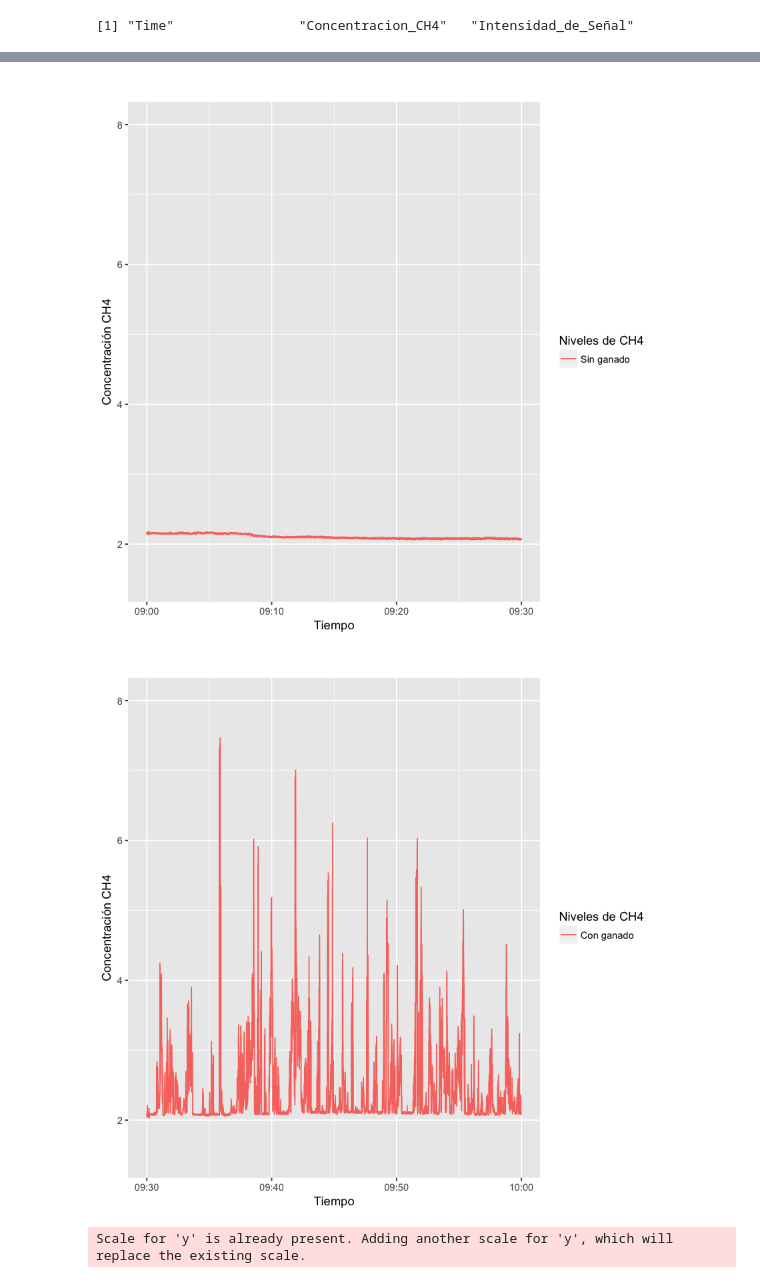
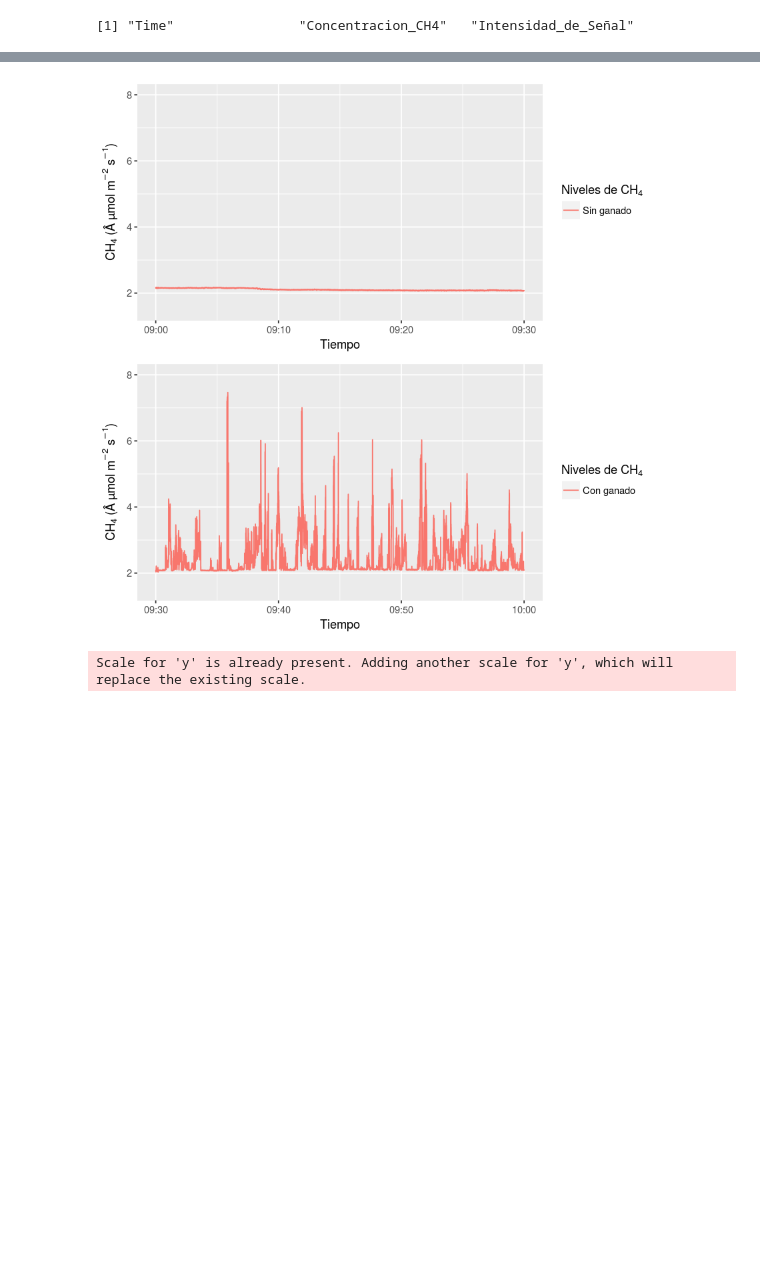
Before and after one commit to carloslizarragac/Metano, a Jupyter notebook: Corral-Metano-Analysis.ipynb, the cells around one changed output, grey strips where cells are left out. Drawn from its saved outputs; the diff is of its cells as text; code cells hidden in the pictures; blank space fills up the shorter version.

```diff
--- a/Corral-Metano-Analysis.ipynb
+++ b/Corral-Metano-Analysis.ipynb
@@ -183,17 +175,24 @@ summary(df_corral2)
  Max.   :2017-12-05 01:00:00
 # %%
 require(ggplot2)
+require(oce)
+require(gridExtra)
 p1 <- ggplot(df_corral1, aes(Time, despike(Concentracion_CH4, reference="smooth"), color="Sin ganado" ) ) + geom_line() +
-      labs(title = "", x = "Tiempo", y= "Concentración CH4") + guides(color=guide_legend("Niveles de CH4")) +
+      ylab(expression(paste(CH[4]," (Â µmol ", m^-2, " ", s^-1,")"))) + xlab("Tiempo") +
+      guides(color=guide_legend(expression(paste("Niveles de ", CH[4]))))+
       ylim(1.5, 8.0)
-print(p1)
+
+#print(p1)
+
 p2 <- ggplot(df_corral2, aes(Time, despike(Concentracion_CH4, reference="smooth"), color="Con ganado") ) + geom_line() +
-      labs(title = "", x = "Tiempo", y= "Concentración CH4") + guides(color=guide_legend("Niveles de CH4")) +
+      ylab(expression(paste(CH[4]," (Â µmol ", m^-2, " ", s^-1,")"))) + xlab("Tiempo") +
+      guides(color=guide_legend(expression(paste("Niveles de ", CH[4]))))+
       ylim(1.5, 8.0)
-print(p2)
+#print(p2)
+
+grid.arrange(p1, p2, nrow = 2)
 # %% [output]
-[figure, old version]
+[figure, new version]
-[figure, removed]
 # %%
 require(dplyr)
 require(oce)
```
Also changed, not shown: parts of 6 cells of this notebook, 4 other files.
